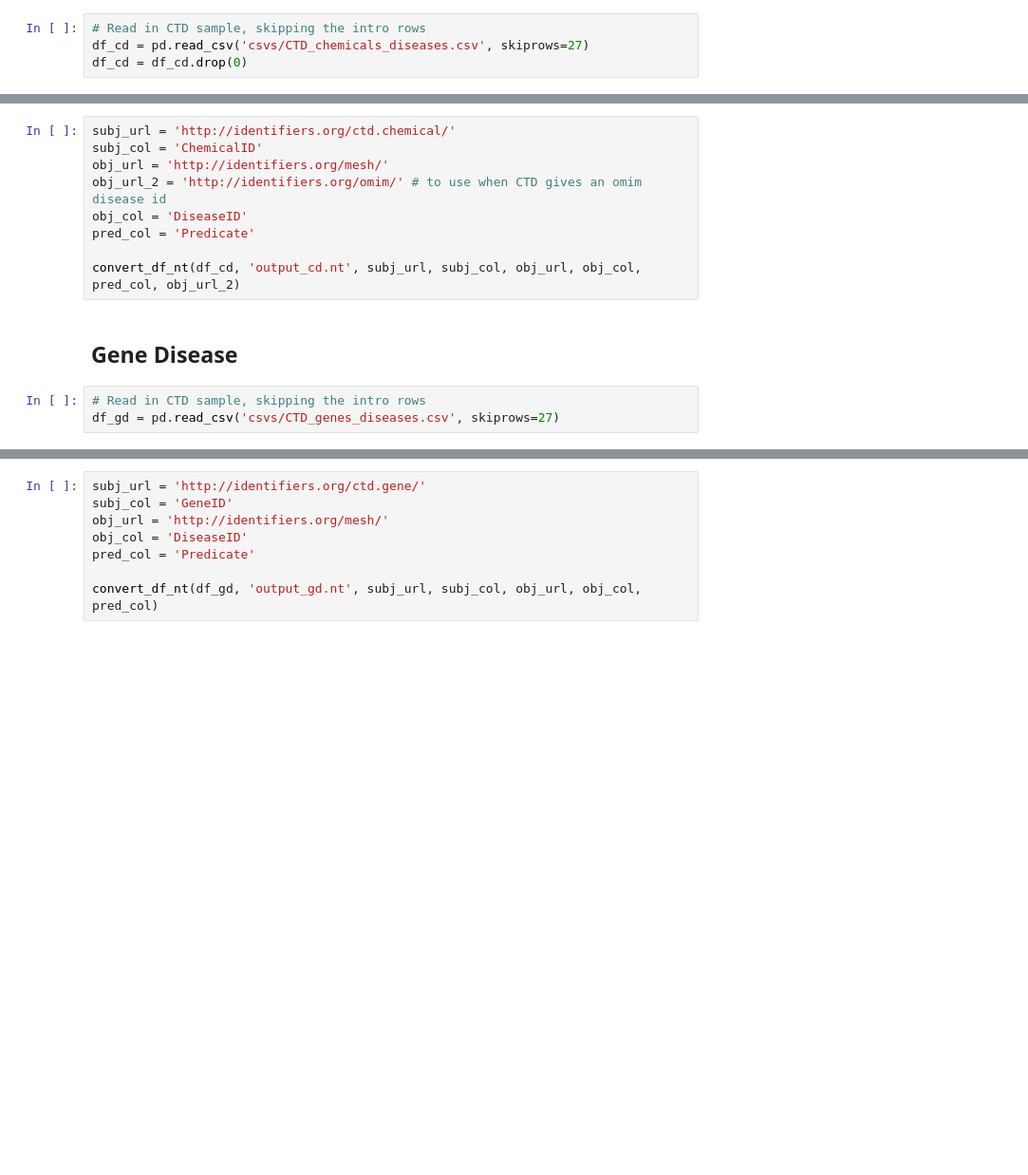
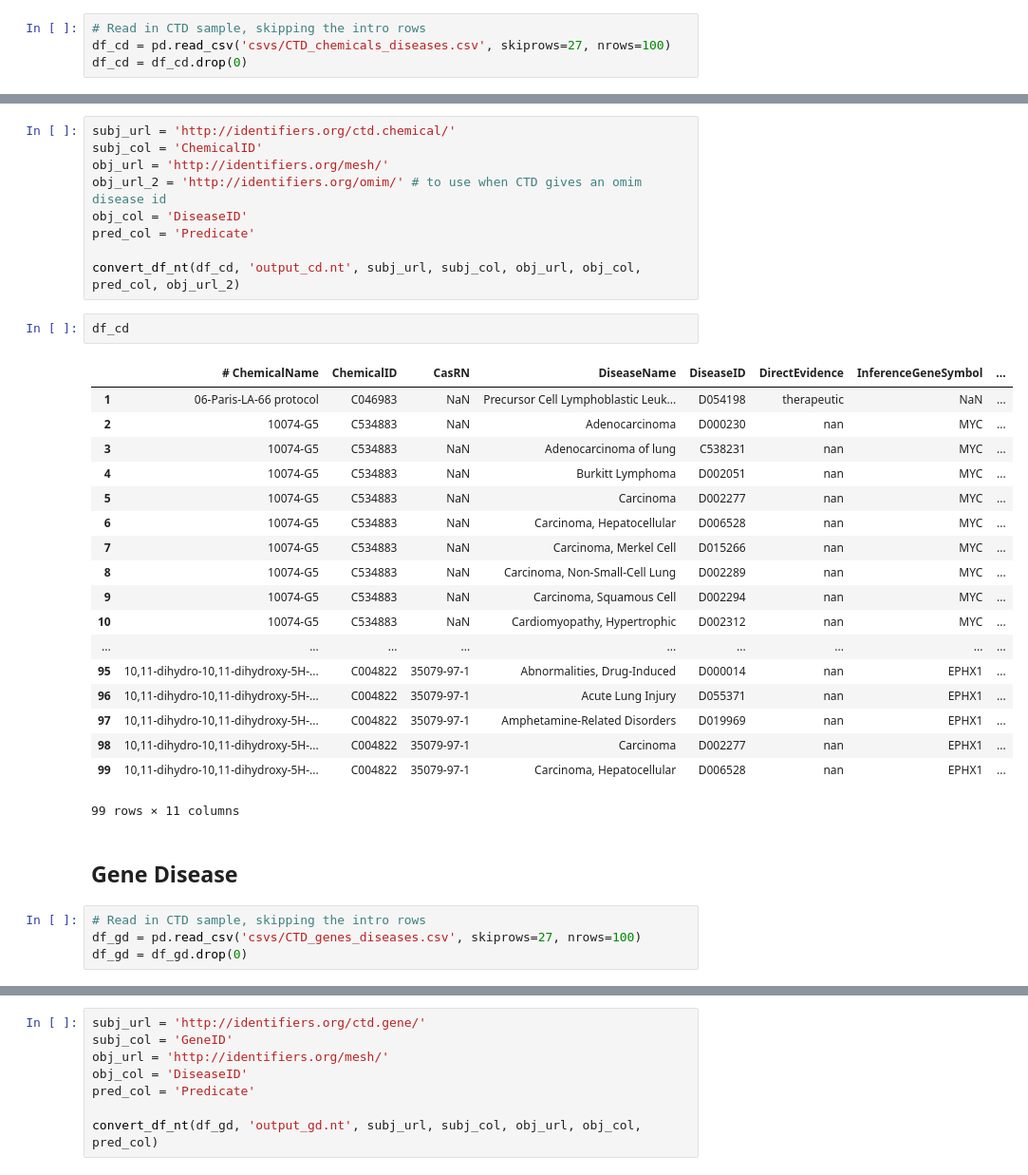
Before and after one commit to colemai/msc-thesis, a Jupyter notebook: ctd-to-nt.ipynb, the cells around one changed output, grey strips where cells are left out. Shown at 95% size. Drawn from its saved outputs; the diff is of its cells as text; blank space fills up the shorter version.

```diff
--- a/ctd-to-nt.ipynb
+++ b/ctd-to-nt.ipynb
@@ -97,7 +114,7 @@ convert_df_nt(df_cg, 'output_cg.nt', subj_url, subj_col, obj_url, obj_col, pred_
 ## Chem-Disease
 # %%
 # Read in CTD sample, skipping the intro rows
-df_cd = pd.read_csv('csvs/CTD_chemicals_diseases.csv', skiprows=27)
+df_cd = pd.read_csv('csvs/CTD_chemicals_diseases.csv', skiprows=27, nrows=100)
 df_cd = df_cd.drop(0)
 # %%
 'OMIM' in (df_cd.loc[65,'DiseaseID'])
@@ -128,10 +145,32 @@ obj_col = 'DiseaseID'
 pred_col = 'Predicate'
 
 convert_df_nt(df_cd, 'output_cd.nt', subj_url, subj_col, obj_url, obj_col, pred_col, obj_url_2)
+# %%
+df_cd
+# %% [output]
+|  | # ChemicalName | ChemicalID | CasRN | DiseaseName | DiseaseID | DirectEvidence | InferenceGeneSymbol | ... |
+| 1 | 06-Paris-LA-66 protocol | C046983 | NaN | Precursor Cell Lymphoblastic Leuk... | D054198 | therapeutic | NaN | ... |
+| 2 | 10074-G5 | C534883 | NaN | Adenocarcinoma | D000230 | nan | MYC | ... |
+| 3 | 10074-G5 | C534883 | NaN | Adenocarcinoma of lung | C538231 | nan | MYC | ... |
+| 4 | 10074-G5 | C534883 | NaN | Burkitt Lymphoma | D002051 | nan | MYC | ... |
+| 5 | 10074-G5 | C534883 | NaN | Carcinoma | D002277 | nan | MYC | ... |
+| 6 | 10074-G5 | C534883 | NaN | Carcinoma, Hepatocellular | D006528 | nan | MYC | ... |
+| 7 | 10074-G5 | C534883 | NaN | Carcinoma, Merkel Cell | D015266 | nan | MYC | ... |
+| 8 | 10074-G5 | C534883 | NaN | Carcinoma, Non-Small-Cell Lung | D002289 | nan | MYC | ... |
+| 9 | 10074-G5 | C534883 | NaN | Carcinoma, Squamous Cell | D002294 | nan | MYC | ... |
+| 10 | 10074-G5 | C534883 | NaN | Cardiomyopathy, Hypertrophic | D002312 | nan | MYC | ... |
+| ... | ... | ... | ... | ... | ... | ... | ... | ... |
+| 95 | 10,11-dihydro-10,11-dihydroxy-5H-... | C004822 | 35079-97-1 | Abnormalities, Drug-Induced | D000014 | nan | EPHX1 | ... |
+| 96 | 10,11-dihydro-10,11-dihydroxy-5H-... | C004822 | 35079-97-1 | Acute Lung Injury | D055371 | nan | EPHX1 | ... |
+| 97 | 10,11-dihydro-10,11-dihydroxy-5H-... | C004822 | 35079-97-1 | Amphetamine-Related Disorders | D019969 | nan | EPHX1 | ... |
+| 98 | 10,11-dihydro-10,11-dihydroxy-5H-... | C004822 | 35079-97-1 | Carcinoma | D002277 | nan | EPHX1 | ... |
+| 99 | 10,11-dihydro-10,11-dihydroxy-5H-... | C004822 | 35079-97-1 | Carcinoma, Hepatocellular | D006528 | nan | EPHX1 | ... |
+99 rows × 11 columns
 # %% [markdown]
 ## Gene Disease
 # %%
 # Read in CTD sample, skipping the intro rows
-df_gd = pd.read_csv('csvs/CTD_genes_diseases.csv', skiprows=27)
+df_gd = pd.read_csv('csvs/CTD_genes_diseases.csv', skiprows=27, nrows=100)
+df_gd = df_gd.drop(0)
 # %%
 # Must make some quick refinements to ensure resulting URLs work
```
Also changed, not shown: parts of 13 cells of this notebook, 1 other file.
